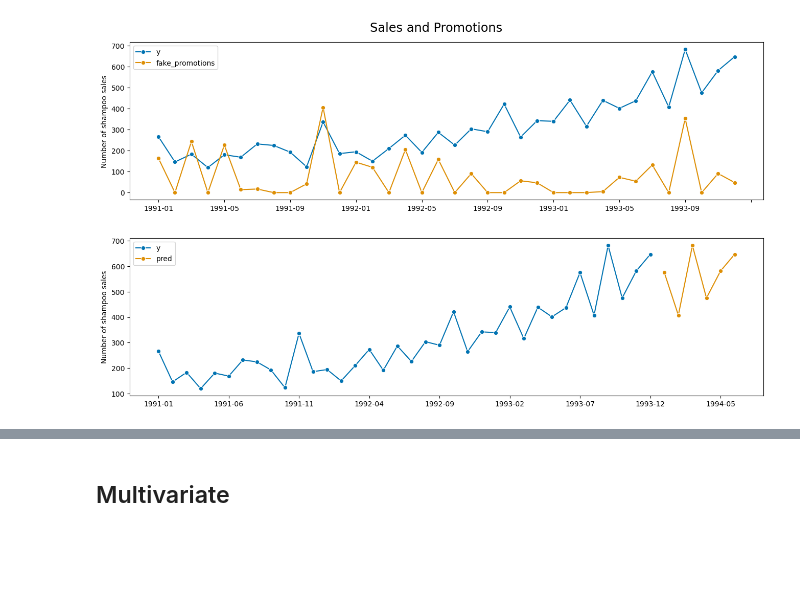
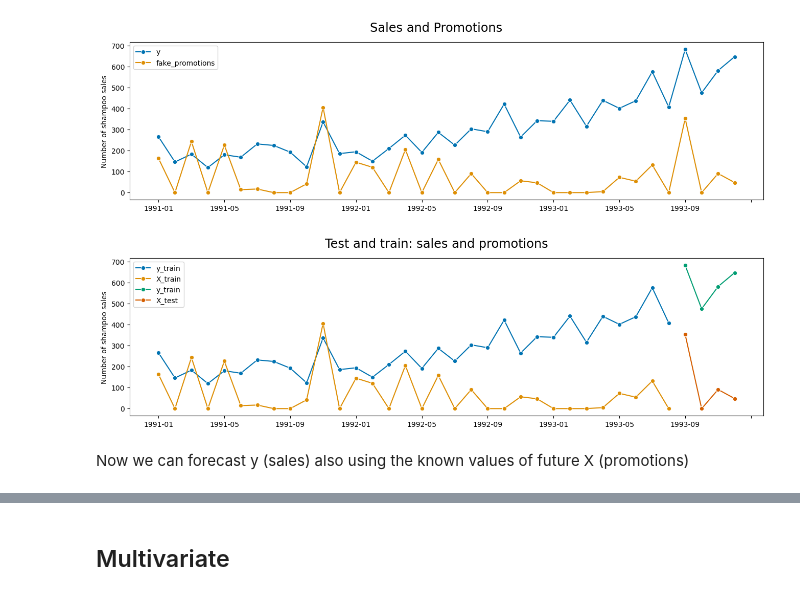
Before and after one commit to sktime/sktime-tutorial-ODSC-Europe-2023, a Jupyter notebook: notebooks/03_forecasting.ipynb, the cells around one changed output, grey strips where cells are left out. Saved outputs shown, nothing was run; the diff lists cells and outputs as text; code cells hidden in the pictures; blank space fills up the shorter version.

Commit message:
Improve exog code and add ForecastX

```diff
--- a/notebooks/03_forecasting.ipynb
+++ b/notebooks/03_forecasting.ipynb
@@ -252,23 +252,44 @@ results_df.set_index("model_id").iloc[:, -2:].style.format("{:.1%}")
 ## Univariate with exogenous
 # %% [markdown]
 Let's create some fake promotional data and see how we can include it as an exogenous variable.
+# %%
+from sktime.datasets import load_shampoo_sales
+from sktime.utils.plotting import plot_series
+
+y = load_shampoo_sales()
 # %%
 import numpy as np
+from sktime.transformations.series.difference import Differencer
 
+# Use a differencer, clipping and some noise to generate fake promotional data
+transformer = Differencer(lags=1)
+y_transform = transformer.fit_transform(y)
 noise = np.random.RandomState(seed=93).normal(0, 100, np.shape(y))
 promotions = (y_transform + noise).clip(lower=0)
+
 fig, ax = plot_series(
     y, promotions, labels=["y", "fake_promotions"], title="Sales and Promotions"
 )
 # %% [output]
 [figure]
-# %%
-forecaster = NaiveForecaster(strategy="last", sp=len(fh))
-
-forecaster.fit(y, X=promotions, fh=fh)
-
-y_pred = forecaster.predict(X=promotions)
-
-fig, ax = plot_series(y, y_pred, labels=["y", "pred"])
-# %% [output]
-[figure, removed]
+# %%
+from sktime.forecasting.model_selection import temporal_train_test_split
+from sktime.forecasting.base import ForecastingHorizon
+
+fh = [1, 2, 3, 4]
+y_train, y_test, X_train, X_test = temporal_train_test_split(
+    y=y, X=promotions, test_size=len(fh)
+)
+
+fig, ax = plot_series(
+    y_train,
+    X_train,
+    y_test,
+    X_test,
+    labels=["y_train", "X_train", "y_train", "X_test"],
+    title="Test and train: sales and promotions",
+)
+# %% [output]
+[figure, added]
+# %% [markdown]
+Now we can forecast y (sales) also using the known values of future X (promotions)
```
Also changed, not shown: parts of 6 cells of this notebook.
